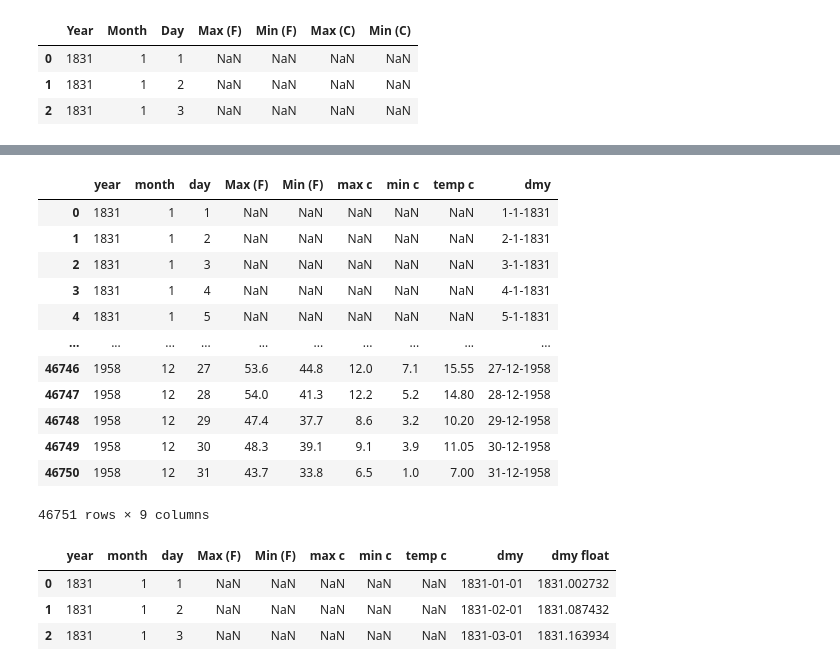
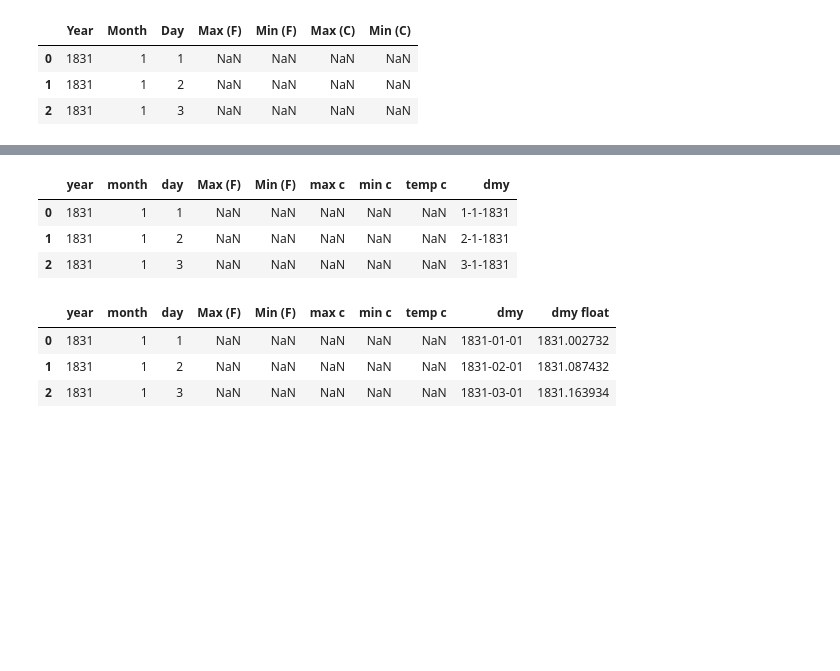
Before and after one commit to nurbujang/2progdaw23, a Jupyter notebook: project2.ipynb, the cells around one changed output, grey strips where cells are left out. Cells and saved outputs as stored; diff of their text form; code cells hidden in the pictures; blank space fills up the shorter version.

```diff
--- a/project2.ipynb
+++ b/project2.ipynb
@@ -668,22 +686,13 @@ df_irtemp_1831_1852
 # %%
 df_irtemp_1831_1852['dmy'] = (df_irtemp_1831_1852['day'].astype(str) + '-' +
                                df_irtemp_1831_1852['month'].astype(str) + '-' +
                                df_irtemp_1831_1852['year'].astype(str))
-df_irtemp_1831_1852
+df_irtemp_1831_1852.head(3)
 # %% [output]
 |  | year | month | day | Max (F) | Min (F) | max c | min c | temp c | dmy |
 | 0 | 1831 | 1 | 1 | NaN | NaN | NaN | NaN | NaN | 1-1-1831 |
 | 1 | 1831 | 1 | 2 | NaN | NaN | NaN | NaN | NaN | 2-1-1831 |
 | 2 | 1831 | 1 | 3 | NaN | NaN | NaN | NaN | NaN | 3-1-1831 |
-| 3 | 1831 | 1 | 4 | NaN | NaN | NaN | NaN | NaN | 4-1-1831 |
-| 4 | 1831 | 1 | 5 | NaN | NaN | NaN | NaN | NaN | 5-1-1831 |
-| ... | ... | ... | ... | ... | ... | ... | ... | ... | ... |
-| 46746 | 1958 | 12 | 27 | 53.6 | 44.8 | 12.0 | 7.1 | 15.55 | 27-12-1958 |
-| 46747 | 1958 | 12 | 28 | 54.0 | 41.3 | 12.2 | 5.2 | 14.80 | 28-12-1958 |
-| 46748 | 1958 | 12 | 29 | 47.4 | 37.7 | 8.6 | 3.2 | 10.20 | 29-12-1958 |
-| 46749 | 1958 | 12 | 30 | 48.3 | 39.1 | 9.1 | 3.9 | 11.05 | 30-12-1958 |
-| 46750 | 1958 | 12 | 31 | 43.7 | 33.8 | 6.5 | 1.0 | 7.00 | 31-12-1958 |
-46751 rows × 9 columns
 # %%
 df_irtemp_1831_1852['dmy'] = pd.to_datetime(df_irtemp_1831_1852['dmy'], format='mixed')
 
```
Also changed, not shown: parts of 18 cells of this notebook, 1 other file.
